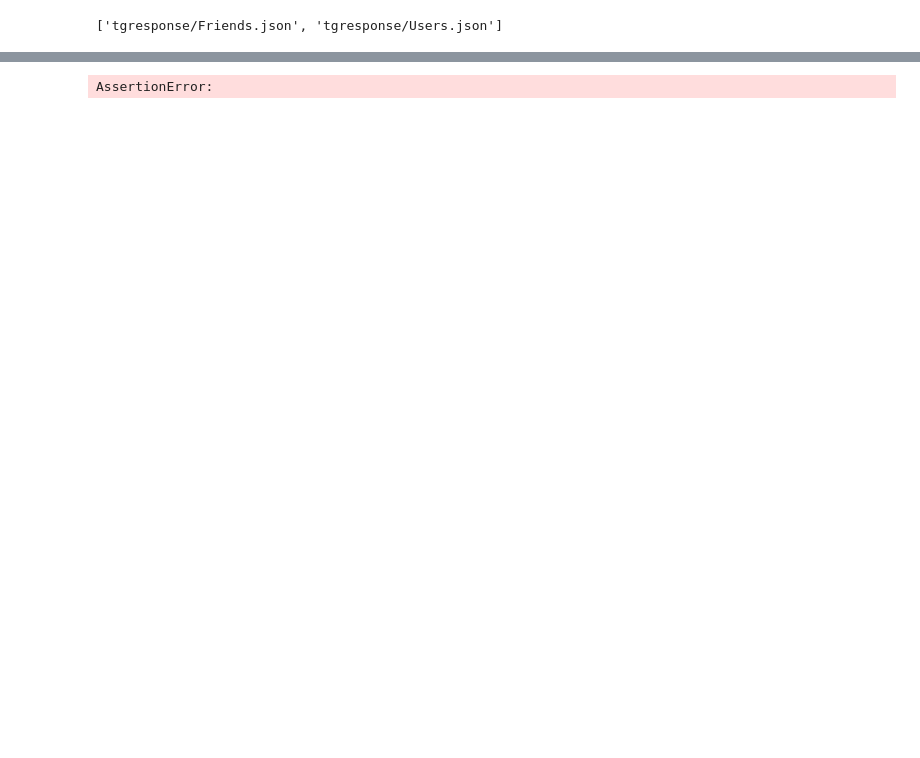
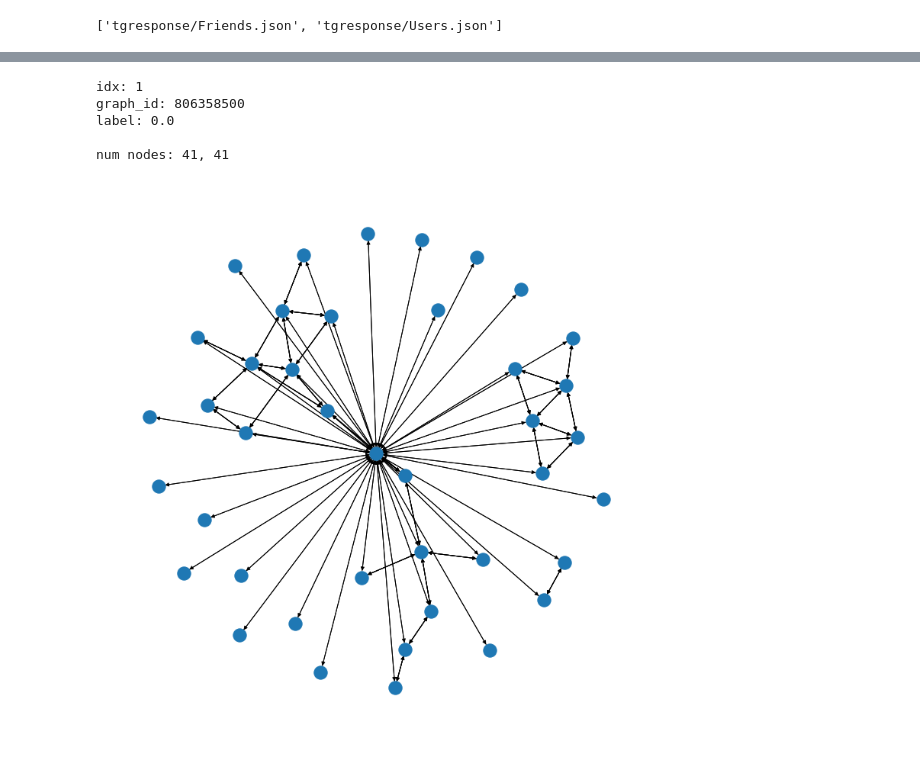
Before and after one commit to Optum/graph2gnn, a Jupyter notebook: examples/graph-level/ego/twitch/graph-classification.ipynb, the cells around one changed output, grey strips where cells are left out. Drawn from its saved outputs; the diff is of its cells as text; code cells hidden in the pictures; blank space fills up the shorter version.

Commit message:
fix graph-level example ID bug

```diff
--- a/examples/graph-level/ego/twitch/graph-classification.ipynb
+++ b/examples/graph-level/ego/twitch/graph-classification.ipynb
@@ -128,11 +131,17 @@ class TwitchDataset(DGLDataset):
                 dgl_id = {
                     k: v
                     for v, k in enumerate(
-                        np.unique(edges_of_subgraph[["src", "tgt"]].to_numpy().flatten())
+                        np.unique(
+                            edges_of_subgraph[["src", "tgt"]].to_numpy().flatten()
+                        )
                     )
                 }  # change from tg_vid to dgl 0-based idx
-                edges_of_subgraph["dgl_src"] = [dgl_id[i] for i in edges_of_subgraph.src]
-                edges_of_subgraph["dgl_tgt"] = [dgl_id[i] for i in edges_of_subgraph.tgt]
+                edges_of_subgraph["dgl_src"] = [
+                    dgl_id[i] for i in edges_of_subgraph.src
+                ]
+                edges_of_subgraph["dgl_tgt"] = [
+                    dgl_id[i] for i in edges_of_subgraph.tgt
+                ]
                 src = edges_of_subgraph["dgl_src"].to_numpy()
                 dst = edges_of_subgraph["dgl_tgt"].to_numpy()
 
@@ -140,13 +149,12 @@ class TwitchDataset(DGLDataset):
                 verts = verts.sort_values(by="id")
                 label = verts.loc[verts.id == int(graph_id)].label.iloc[0]
 
-
                 assert label is not None
                 feature_cols = [x for x in verts.columns if "feat_" in x]
                 vertex_vectors = torch.from_numpy(verts[feature_cols].to_numpy())
             except:
                 print(graph_path)
-                err+=1
+                err += 1
                 print(err)
 
             try:
@@ -172,28 +180,36 @@ class TwitchDataset(DGLDataset):
 # %%
 from matplotlib import pyplot as plt
 import networkx as nx
-try: dataset
-except: dataset = TwitchDataset(name="Twitch")
+
+try:
+    dataset
+except:
+    dataset = TwitchDataset(name="Twitch")
 assert len(dataset.graph_ids) > 0
 # idx = np.random.randint(len(dataset.graph_ids))
 idx = 1
 print(f"idx: {idx}")
 g, l = dataset[idx]
-print(f'graph_id: {dataset.graph_ids[idx]}')
-print(f'label: {l}')
+print(f"graph_id: {dataset.graph_ids[idx]}")
+print(f"label: {l}")
 print()
 plt.figure(figsize=(10, 10))
 G: nx.Graph = g.to_networkx()
-print(f'num nodes: {g.num_nodes()}, {G.number_of_nodes()}')
+print(f"num nodes: {g.num_nodes()}, {G.number_of_nodes()}")
 self_loops = []
 for u, v in G.edges():
     if u == v:
         self_loops.append((u, v))
         # G.remove_edge(u,v)
 G.remove_edges_from(self_loops)
 nx.draw(G)
 # %% [output]
-AssertionError:
+idx: 1
+graph_id: 806358500
+label: 0.0
+
+num nodes: 41, 41
+[figure, added]
 # %%
 from dgl.dataloading import GraphDataLoader
 from torch.utils.data.sampler import SubsetRandomSampler
```
Also changed, not shown: parts of 9 cells of this notebook, 4 other files.
